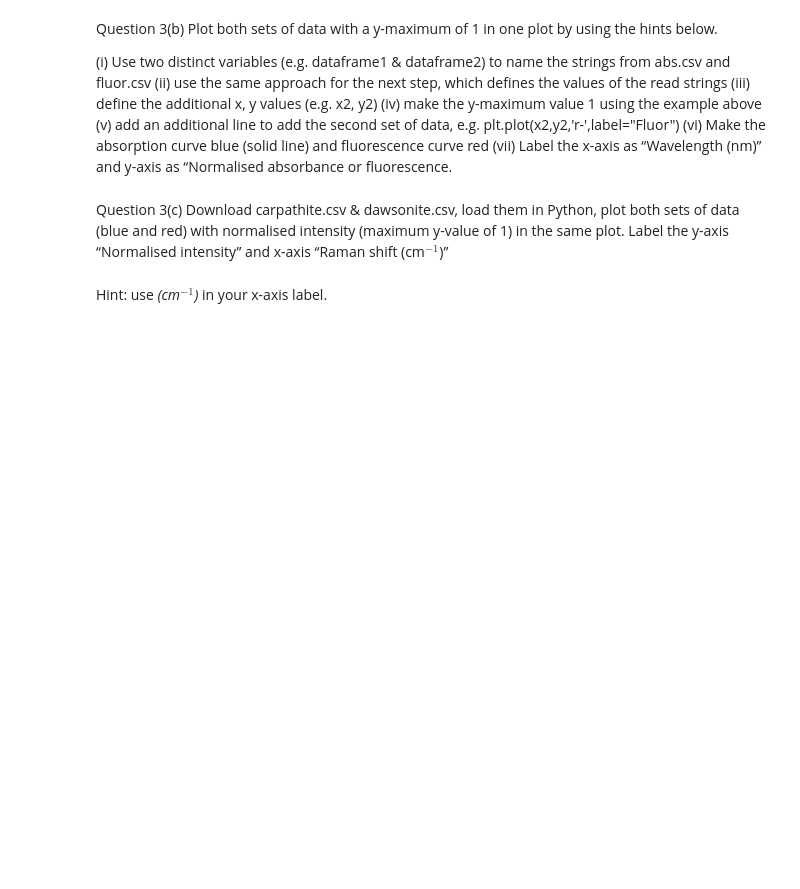
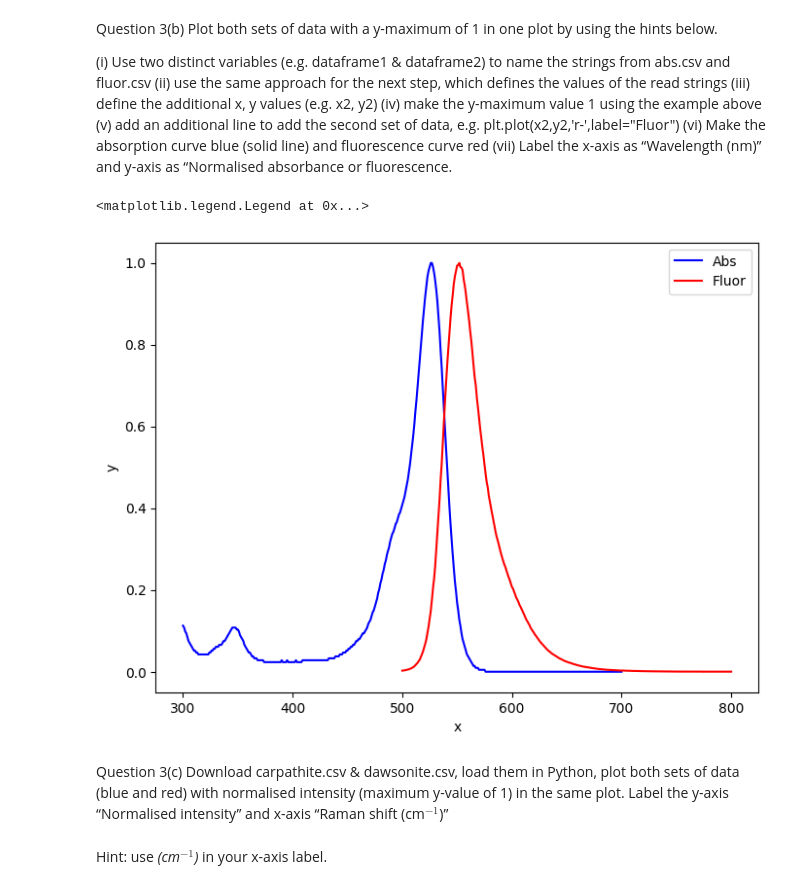
Before and after one commit to meionnaise/physchem_comp_workshops, a Jupyter notebook: workshop1/workshop1_python.ipynb, the cells around one changed output. Drawn from its saved outputs; the diff is of its cells as text; code cells hidden in the pictures; blank space fills up the shorter version.

```diff
--- a/workshop1/workshop1_python.ipynb
+++ b/workshop1/workshop1_python.ipynb
@@ -378,6 +406,23 @@ Question 3(b) Plot both sets of data with a y-maximum of 1 in one plot by using
 (v) add an additional line to add the second set of data, e.g. plt.plot(x2,y2,'r-',label="Fluor")
 (vi) Make the absorption curve blue (solid line) and fluorescence curve red
 (vii) Label the x-axis as “Wavelength (nm)” and y-axis as “Normalised absorbance or fluorescence.
+# %%
+import pandas as pd
+dataframe1 = pd.read_csv("abs.csv", header=None)
+dataframe2 = pd.read_csv("fluor.csv", header=None)
+data1, data2 = dataframe1.values, dataframe2.values
+x1, y1 = data1[:,0], data1[:,1]/max(data1[:,1])
+x2, y2 = data2[:,0], data2[:,1]/max(data2[:,1])
+import matplotlib.pyplot as plt
+plt.figure(figsize=(8,6))
+plt.plot(x1,y1,'b-',label="Abs")
+plt.plot(x2,y2,'r-',label="Fluor")
+plt.xlabel("x")
+plt.ylabel("y")
+plt.legend()
+# %% [output]
+<matplotlib.legend.Legend at 0x...>
+[figure, added]
 # %% [markdown]
 Question 3(c) Download carpathite.csv & dawsonite.csv, load them in Python,
 plot both sets of data (blue and red) with normalised intensity (maximum y-value of 1) in the same plot. Label the y-axis “Normalised intensity” and x-axis “Raman shift (cm$^{-1}$)”
```
Also changed, not shown: parts of 10 cells of this notebook.
